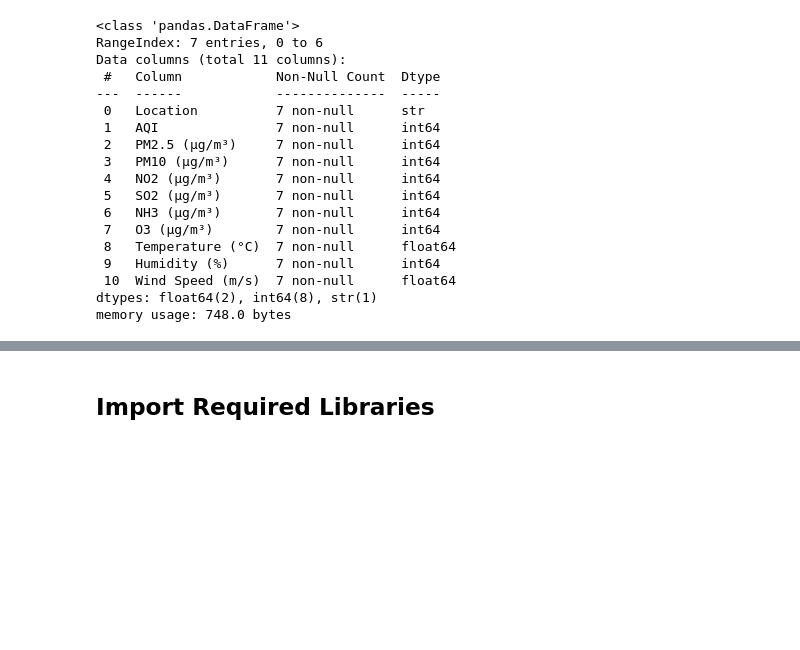
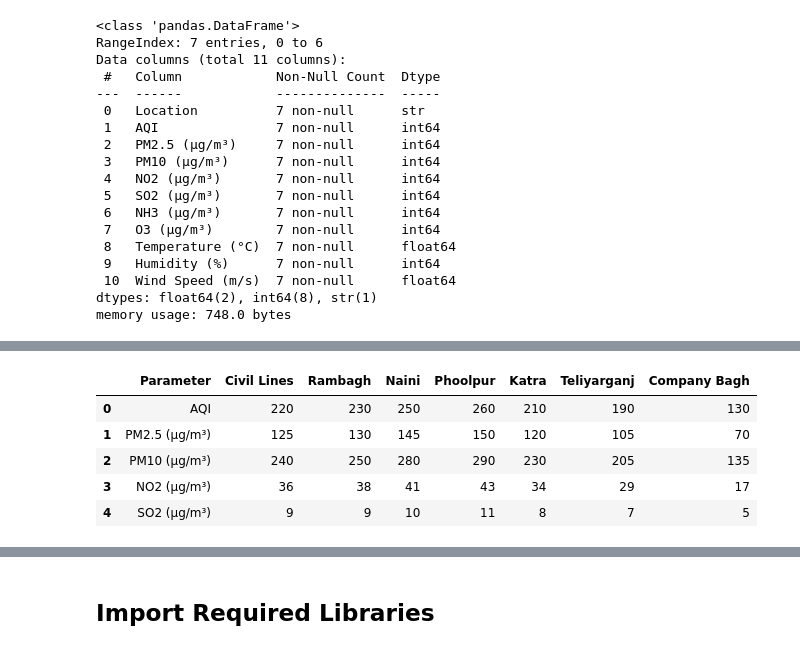
Before and after one commit to Anjalitiwari99/AQI_Prediction_System, a Jupyter notebook: notebooks/01_Data_Preprocessing.ipynb, the cells around one changed output, grey strips where cells are left out. Cells and saved outputs as stored; diff of their text form; code cells hidden in the pictures; blank space fills up the shorter version.

```diff
--- a/notebooks/01_Data_Preprocessing.ipynb
+++ b/notebooks/01_Data_Preprocessing.ipynb
@@ -454,0 +476,22 @@ df2.describe()
+# %%
+df3 = df3.iloc[4:].reset_index(drop=True)
+
+df3.columns = [
+    "Parameter",
+    "Civil Lines",
+    "Rambagh",
+    "Naini",
+    "Phoolpur",
+    "Katra",
+    "Teliyarganj",
+    "Company Bagh"
+]
+
+df3.head()
+# %% [output]
+|  | Parameter | Civil Lines | Rambagh | Naini | Phoolpur | Katra | Teliyarganj | Company Bagh |
+| 0 | AQI | 220 | 230 | 250 | 260 | 210 | 190 | 130 |
+| 1 | PM2.5 (µg/m³) | 125 | 130 | 145 | 150 | 120 | 105 | 70 |
+| 2 | PM10 (µg/m³) | 240 | 250 | 280 | 290 | 230 | 205 | 135 |
+| 3 | NO2 (µg/m³) | 36 | 38 | 41 | 43 | 34 | 29 | 17 |
+| 4 | SO2 (µg/m³) | 9 | 9 | 10 | 11 | 8 | 7 | 5 |
```
Also changed, not shown: parts of 6 cells of this notebook.
